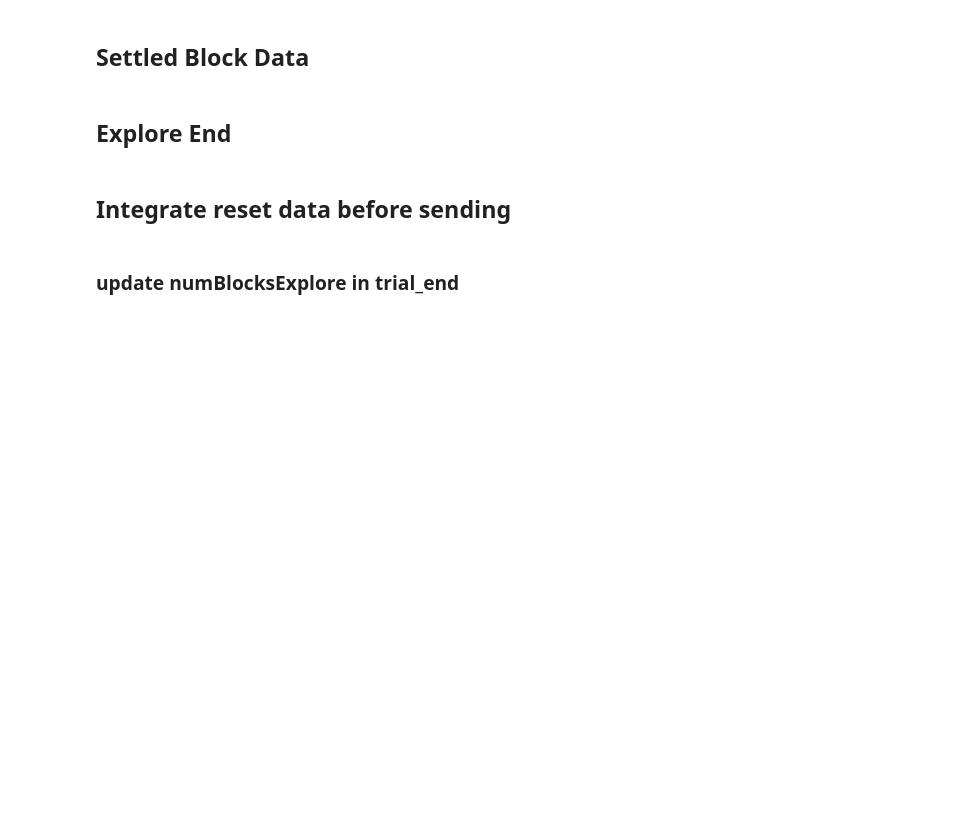
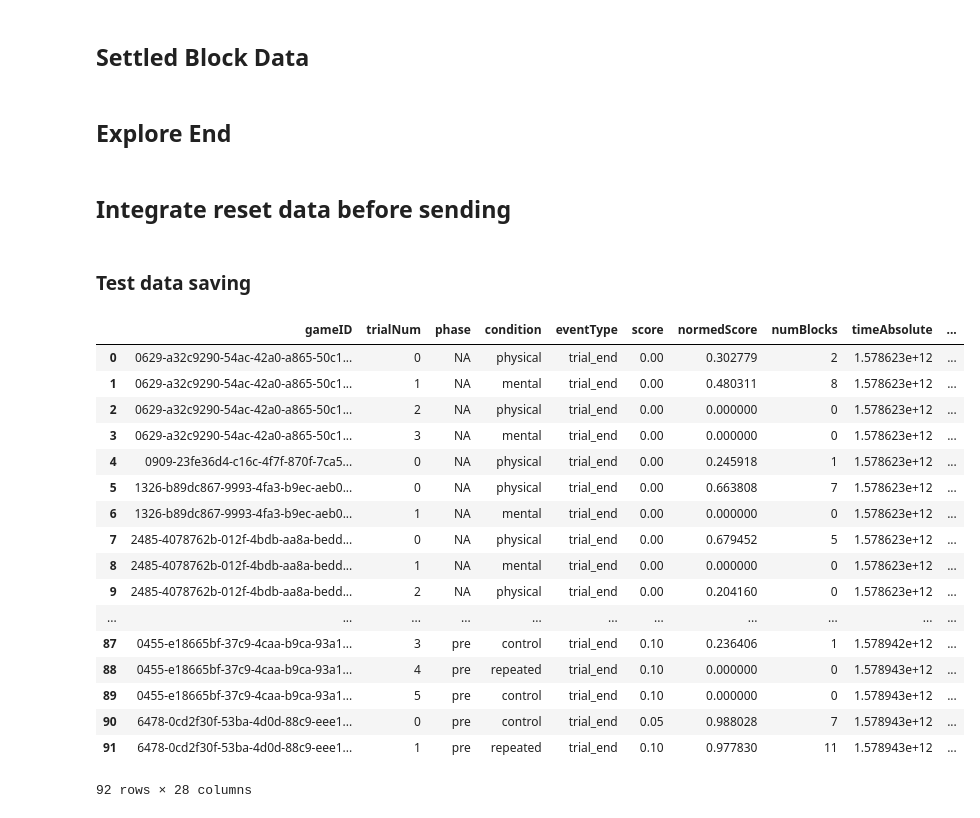
Before and after one commit to cogtoolslab/block_construction, a Jupyter notebook: analysis/will/block_silhouette_data_generator.ipynb, the cells around one changed output. Cells and saved outputs as stored; diff of their text form; code cells hidden in the pictures; blank space fills up the shorter version.

```diff
--- a/analysis/will/block_silhouette_data_generator.ipynb
+++ b/analysis/will/block_silhouette_data_generator.ipynb
@@ -309,5 +314,3 @@ df_explore['numAttempts'] = df_explore['preResetExploreBlocks'].apply(len) + 1
 ## save out to csv dir, where all the csv's go to live
 out_path = os.path.join(csv_dir,'block_silhouette_explore_{}.csv'.format(iterationName))
 df_explore.to_csv(out_path)
-# %% [markdown]
-### update numBlocksExplore in trial_end
@@ -315,0 +317,36 @@ df_explore
+# %% [markdown]
+### Test data saving
+# %%
+query = coll.find({"$and":[
+                        {'condition':{'$ne':'practice'}},
+                        {'eventType':'trial_end'},
+                        {'iterationName':iterationName}]
+                     })
+df = pd.DataFrame(list(query.sort('timeAbsolute')))
+# %%
+df[['gameID','trialNum','phase','condition',
+    'eventType','score','normedScore','numBlocks',
+    'timeAbsolute','timeRelative','buildTime',
+    'currBonus','exploreResets','buildResets',
+    'allVertices','nPracticeAttempts','exploreStartTime',
+    'buildStartTime','buildFinishTime','targetName','numBlocksExplore',
+    'blockColor','blockColorID', 'numTargets', 'prePostSetSize','numRepetitions','repetition','targetID']]
+# %% [output]
+|  | gameID | trialNum | phase | condition | eventType | score | normedScore | numBlocks | timeAbsolute | ... |
+| 0 | 0629-a32c9290-54ac-42a0-a865-50c1... | 0 | NA | physical | trial_end | 0.00 | 0.302779 | 2 | 1.578623e+12 | ... |
+| 1 | 0629-a32c9290-54ac-42a0-a865-50c1... | 1 | NA | mental | trial_end | 0.00 | 0.480311 | 8 | 1.578623e+12 | ... |
+| 2 | 0629-a32c9290-54ac-42a0-a865-50c1... | 2 | NA | physical | trial_end | 0.00 | 0.000000 | 0 | 1.578623e+12 | ... |
+| 3 | 0629-a32c9290-54ac-42a0-a865-50c1... | 3 | NA | mental | trial_end | 0.00 | 0.000000 | 0 | 1.578623e+12 | ... |
+| 4 | 0909-23fe36d4-c16c-4f7f-870f-7ca5... | 0 | NA | physical | trial_end | 0.00 | 0.245918 | 1 | 1.578623e+12 | ... |
+| 5 | 1326-b89dc867-9993-4fa3-b9ec-aeb0... | 0 | NA | physical | trial_end | 0.00 | 0.663808 | 7 | 1.578623e+12 | ... |
+| 6 | 1326-b89dc867-9993-4fa3-b9ec-aeb0... | 1 | NA | mental | trial_end | 0.00 | 0.000000 | 0 | 1.578623e+12 | ... |
+| 7 | 2485-4078762b-012f-4bdb-aa8a-bedd... | 0 | NA | physical | trial_end | 0.00 | 0.679452 | 5 | 1.578623e+12 | ... |
+| 8 | 2485-4078762b-012f-4bdb-aa8a-bedd... | 1 | NA | mental | trial_end | 0.00 | 0.000000 | 0 | 1.578623e+12 | ... |
+| 9 | 2485-4078762b-012f-4bdb-aa8a-bedd... | 2 | NA | physical | trial_end | 0.00 | 0.204160 | 0 | 1.578623e+12 | ... |
+| ... | ... | ... | ... | ... | ... | ... | ... | ... | ... | ... |
+| 87 | 0455-e18665bf-37c9-4caa-b9ca-93a1... | 3 | pre | control | trial_end | 0.10 | 0.236406 | 1 | 1.578942e+12 | ... |
+| 88 | 0455-e18665bf-37c9-4caa-b9ca-93a1... | 4 | pre | repeated | trial_end | 0.10 | 0.000000 | 0 | 1.578943e+12 | ... |
+| 89 | 0455-e18665bf-37c9-4caa-b9ca-93a1... | 5 | pre | control | trial_end | 0.10 | 0.000000 | 0 | 1.578943e+12 | ... |
+| 90 | 6478-0cd2f30f-53ba-4d0d-88c9-eee1... | 0 | pre | control | trial_end | 0.05 | 0.988028 | 7 | 1.578943e+12 | ... |
+| 91 | 6478-0cd2f30f-53ba-4d0d-88c9-eee1... | 1 | pre | repeated | trial_end | 0.10 | 0.977830 | 11 | 1.578943e+12 | ... |
+92 rows × 28 columns
```
Also changed, not shown: parts of 5 cells of this notebook, 9 other files.
